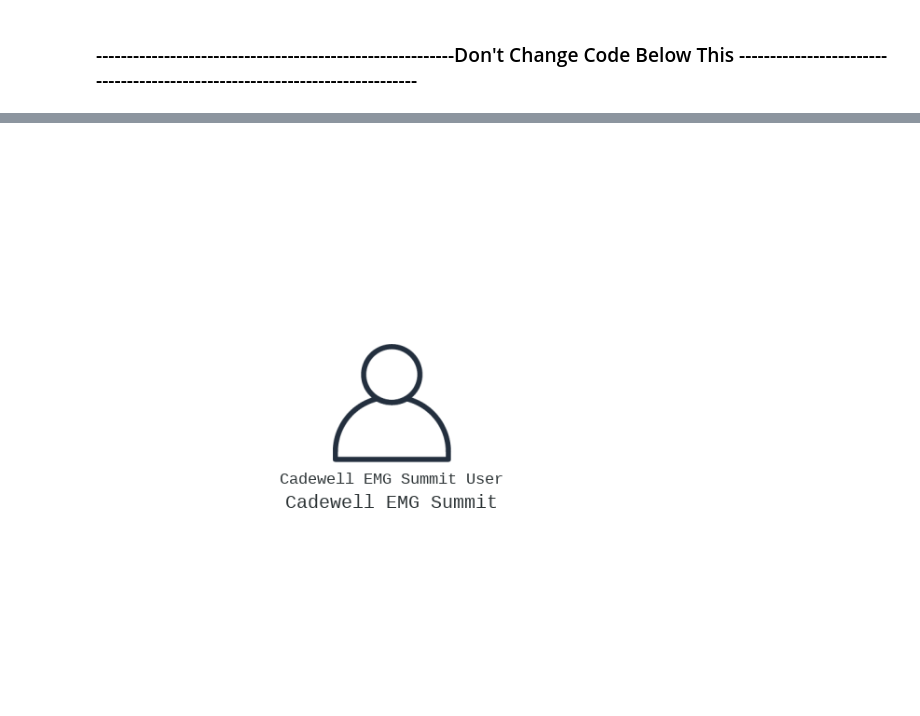
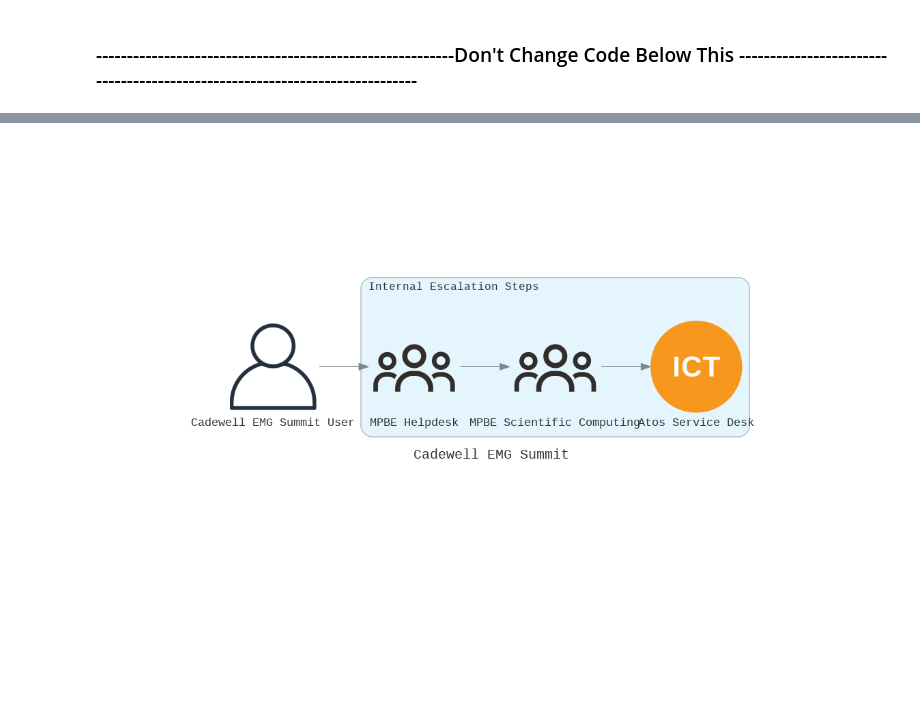
Before and after one commit to smbonilla/systemDiagrams, a Jupyter notebook: supportWorkFlowDiagram.ipynb, the cells around one changed output, grey strips where cells are left out. Cells and saved outputs as stored; diff of their text form; code cells hidden in the pictures; blank space fills up the shorter version.

```diff
--- a/supportWorkFlowDiagram.ipynb
+++ b/supportWorkFlowDiagram.ipynb
@@ -55,24 +92,28 @@ with Diagram(systemName, show=False) as diag:
 
   user = User(f"{systemName} User")
 
+  internalGroup = []
   if numSteps == numInternal:
     with Cluster("Internal Escalation Steps"):
       for step in range(numSteps):
-        if steps <= numSteps:
+        if "Atos" in contactNames[step] or "ICT" in contactNames[step] or "ATOS" in contactNames[step]:
+          ICT = Custom(contactNames[step], "/content/logos/ICTLogo.png")
+          internalGroup[step-1] >> ICT
+          step += 1
+        else:
+          internalGroup.append(Groups(f"{contactNames[step]}"))
+          if step == 0:
+            user >> internalGroup[step]
+          else:
+            internalGroup[step-1] >> internalGroup[step]
+          step += 1
+  # else:
+  #   externalGroup = []
+  #   for external in range(numSteps - numInternal):
+  #     externalGroup.append(Groups(f"{contactNames[external]}"))
+  #     if external == 0:
+  #       user >> externalGroup
 
 
-
-
-  for step in numSteps:
-    if step == numInternal:
-      with Cluster("Internal Escalation Steps"):
-      if step <= numSteps:
-
-
-
-
-  with Cluster("Services"):
-    svc_group = [("web1")]
-
 diag
 # %% [output]
@@ -80 +123 @@ Warning: node 'b574f0bf840a481ea5c2d0c10688119d', graph 'Cadewell EMG Summit' si
-[figure, old version]
+[figure, new version]
```
Also changed, not shown: parts of 5 cells of this notebook.
